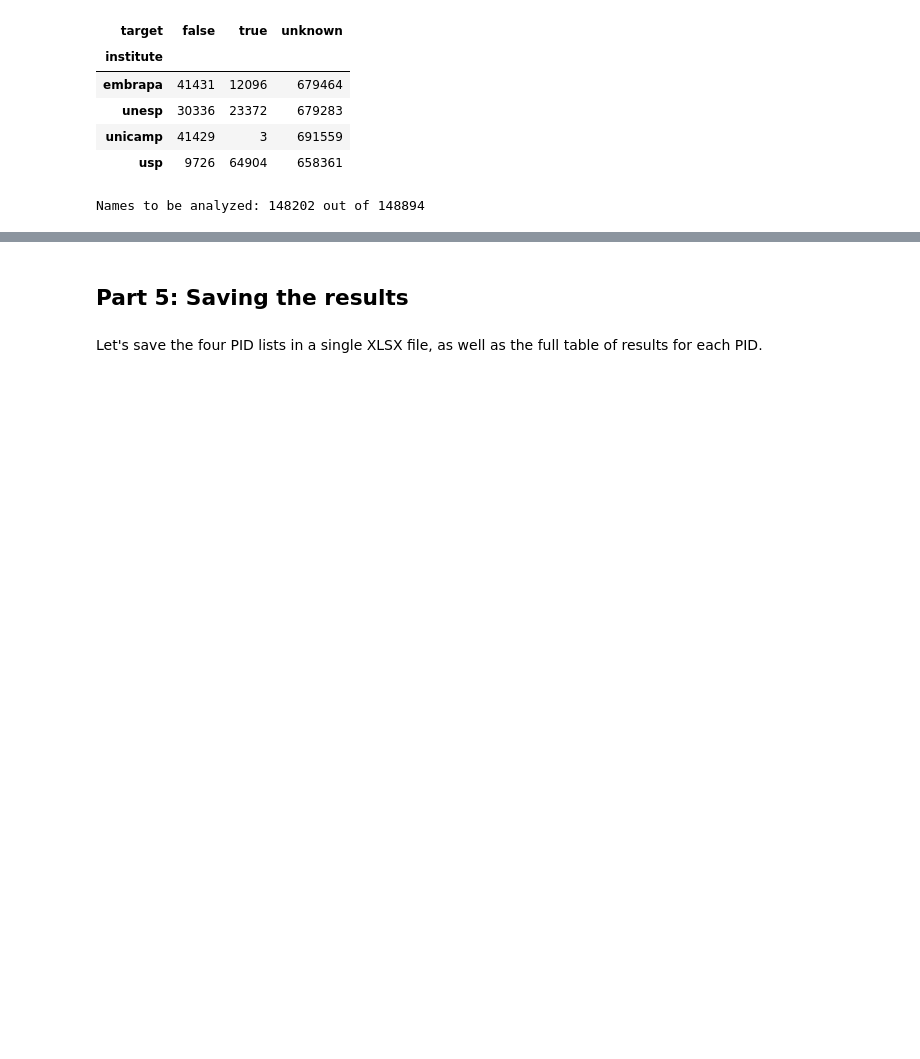
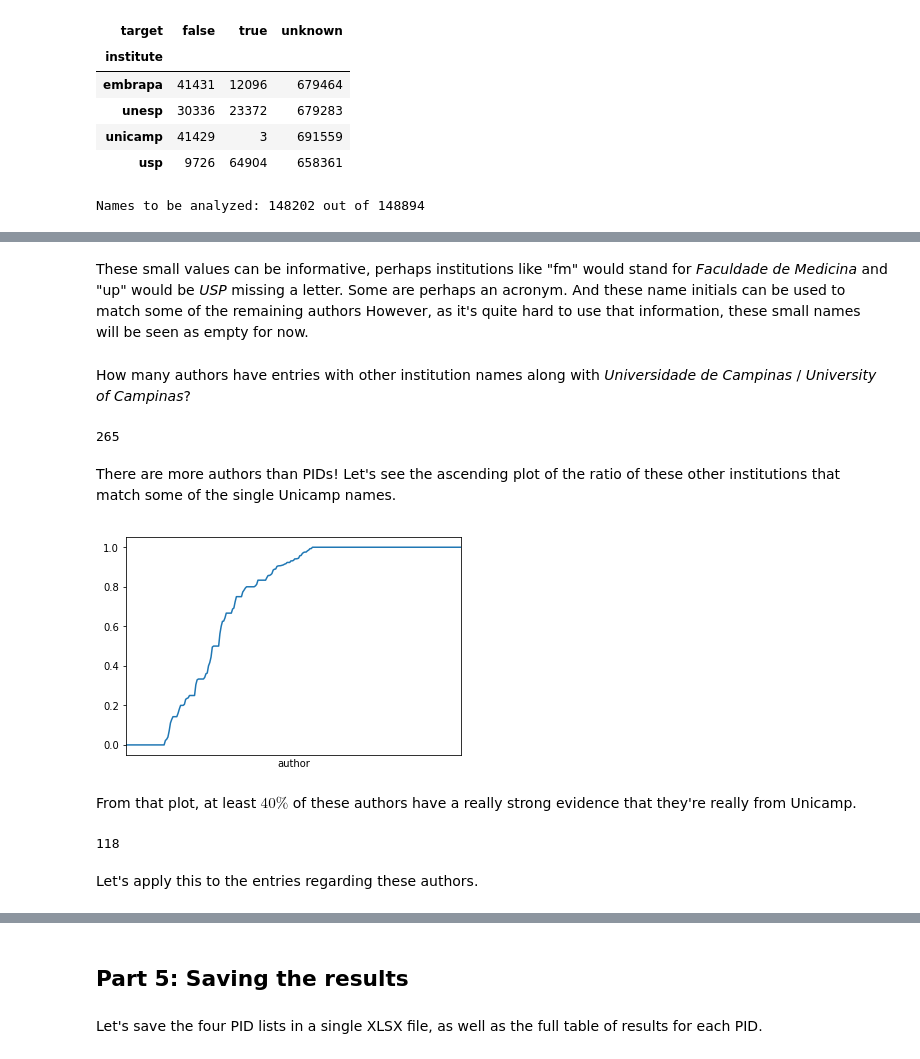
Before and after one commit to scieloorg/normalizations-experiments, a Jupyter notebook: experiments_2019-02_usp_unicamp_unesp_embrapa.ipynb, the cells around one changed output, grey strips where cells are left out. Saved outputs shown, nothing was run; the diff lists cells and outputs as text; code cells hidden in the pictures; blank space fills up the shorter version.

```diff
--- a/experiments_2019-02_usp_unicamp_unesp_embrapa.ipynb
+++ b/experiments_2019-02_usp_unicamp_unesp_embrapa.ipynb
@@ -2258,0 +3328,12 @@ Names to be analyzed: 148202 out of 148894
+# %%
+da_author = (doc_authors["doc_author"]
+    .fillna("")
+    .apply(unidecode)
+    .str.lower()
+    .str.replace("\W|\d", " ")
+    .str.split()
+    .str.join(" ")
+)
+# %%
+empty_authors = da_author[da_author.str.contains(r"^.?\s*.?$")].unique()
+empty_authors
@@ -2258,0 +3344,3 @@ Names to be analyzed: 148202 out of 148894
+# %%
+empty_inst = da_inst[da_inst.str.contains(r"^.?\s*.?$")].unique()
+empty_inst
@@ -2258,0 +3359,53 @@ Names to be analyzed: 148202 out of 148894
+# %% [markdown]
+These small values can be informative,
+perhaps institutions like "fm" would stand for
+*Faculdade de Medicina* and "up" would be *USP* missing a letter.
+Some are perhaps an acronym.
+And these name initials
+can be used to match some of the remaining authors
+However, as it's quite hard to use that information,
+these small names will be seen as empty for now.
+# %% [markdown]
+How many authors have entries with other institution names
+along with *Universidade de Campinas* / *University of Campinas*?
+# %%
+other_univ_campinas_miss_da_sel = doc_authors["doc_author_institution"].isin([
+    "Universidade de Campinas",
+    "University of Campinas",
+])
+other_univ_campinas_miss_da_unicamp_mean = doc_authors.assign(
+    author=da_author,
+    unicamp=da_inst.isin(single_unicamp_names)
+)[
+    da_author.isin(da_author[
+        doc_authors["pid_scielo"].isin(other_univ_campinas_miss_brsp_pids) &
+        other_univ_campinas_miss_da_sel
+    ]) &
+    ~other_univ_campinas_miss_da_sel &
+    ~da_author.isin(empty_authors) &
+    ~da_inst.isin(empty_inst)
+].groupby("author")["unicamp"].mean().sort_values()
+len(other_univ_campinas_miss_da_unicamp_mean)
+# %% [output]
+265
+# %% [markdown]
+There are more authors than PIDs!
+Let's see the ascending plot of the ratio
+of these other institutions that match
+some of the single Unicamp names.
+# %%
+other_univ_campinas_miss_da_unicamp_mean.plot(xticks=[]);
+# %% [output]
+[figure, added]
+# %% [markdown]
+From that plot, at least $40\%$ of these authors
+have a really strong evidence that they're really from Unicamp.
+# %%
+some_unicamp_authors = other_univ_campinas_miss_da_unicamp_mean[
+    (other_univ_campinas_miss_da_unicamp_mean >= .9999)
+].index
+len(some_unicamp_authors)
+# %% [output]
+118
+# %% [markdown]
+Let's apply this to the entries regarding these authors.
```
Also changed, not shown: parts of 144 cells of this notebook.
